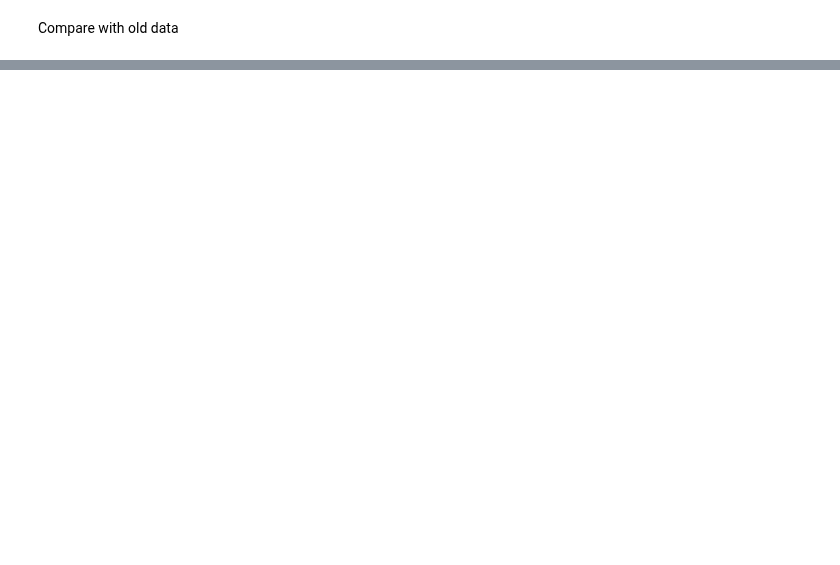
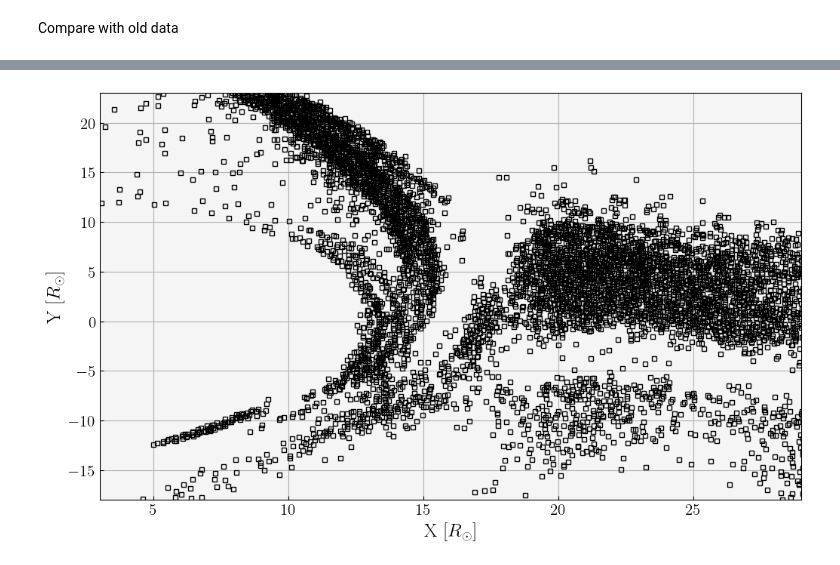
Before and after one commit to rich-tde/tde_wind, a Jupyter notebook: shock_surface.ipynb, the cells around one changed output, grey strips where cells are left out. Drawn from its saved outputs; the diff is of its cells as text; code cells hidden in the pictures; blank space fills up the shorter version.

```diff
--- a/shock_surface.ipynb
+++ b/shock_surface.ipynb
@@ -7,10 +7,14 @@ import k3match
 from tqdm import tqdm
 import pickle
 import math
+import matplotlib
+import numba
+from numba_kdtree import KDTree
 
 from src.shock_zone import find_prepost#,shock_direction
 from Utilities.operators import make_tree#, calc_grad
 
+matplotlib.rcParams['figure.dpi'] = 100
 # %matplotlib widget # (to go back normal %matplotlib inline)
 # mpl.rcParams['figure.dpi'] = 100
 # %%
@@ -53,6 +57,12 @@ def find_Denmach(ratio, gamma):
     denom = gamma + 1 - ratio * (gamma-1)
     msquared = 2 * ratio / denom
     return np.sqrt(msquared)
+
+@numba.njit
+def searching_tree(tree, point):
+    _, idx, _ = tree.query(point)
+    idx = idx[0]
+    return idx[0]
 
 def find_prepost(sim_tree, X, Y, Z, point, check_point, ds, delta, direction):
     """ Find the previous/next point along the shock direction.
@@ -79,7 +89,7 @@ def find_prepost(sim_tree, X, Y, Z, point, check_point, ds, delta, direction):
     distance = 0
     while distance == 0:
         new_point = point + k * delta * ds
-        _, idx  = sim_tree.query(new_point)
+        idx  = searching_tree(sim_tree, new_point) # sim_tree.query(new_point)
         new_point = np.array([X[idx], Y[idx], Z[idx]])
         distance = math.dist(check_point, new_point)
         k += 0.1
@@ -137,7 +147,6 @@ def ray_tracer(sim_tree, X, Y, Z, are_u_shock, x_zone, y_zone, z_zone, all_idx,
     while check_zone == True:
         # Find the next point
         i_tree, final_step = find_prepost(sim_tree, X, Y, Z, point, check_point, dir_sh, delta, direction)
-
         # check if it's in the shock zone
         check_zone = are_u_shock[i_tree]
 
@@ -183,8 +192,9 @@ def shock_surface(sim_tree, X, Y, Z, Temp, Press, Den, are_u_shock, x_zone, y_zo
     for idx in range(len(x_zone)):
         x_point = x_zone[idx]
         y_point = y_zone[idx]
+        z_point = z_zone[idx]
 
-        if x_point < 3 or x_point > 30 or y_point < -18 or y_point > 23:
+        if x_point < 3 or x_point > 30 or y_point < -18 or y_point > 23 or np.abs(z_point)<0.125:
             continue
 
         print(idx)
@@ -216,10 +226,6 @@ def shock_surface(sim_tree, X, Y, Z, Temp, Press, Den, are_u_shock, x_zone, y_zo
                 indeces_pre.append(pre_tree_index)
                 indeces_post.append(post_tree_index)
 
-                # def temperature_bump(mach):
-                #     to_solveT =  ((gamma-1) * mach**2 + 2) * (2 * gamma * mach**2 - (gamma-1)) / ((gamma+1)**2 * mach**2) - Tbump
-                #     return to_solveT
-
                 Ppre = Press[pre_tree_index]
                 Ppost = Press[post_tree_index]
                 Pbump = Ppost/Ppre
@@ -227,20 +233,9 @@ def shock_surface(sim_tree, X, Y, Z, Temp, Press, Den, are_u_shock, x_zone, y_zo
                 Denpost = Den[post_tree_index]
                 Denbump = Denpost/Denpre
 
-                # def pressure_bump(mach):
-                #     to_solveP = (2 * gamma * mach**2 - (gamma-1)) / (gamma+1) - Pbump
-                #     return to_solveP
-
-                # def density_bump(mach):
-                #     to_solverho = (gamma+1) * mach**2 / (mach**2 * (gamma-1) + 2) - Denbump
-                #     return to_solverho
-
                 Tmach = find_Tmach(Tbump, gamma)
                 Pmach = find_Pmach(Pbump, gamma)
                 Denmach = find_Denmach(Denbump, gamma)
-                #Tmach = fsolve(temperature_bump, 1.5)
-                # Pmach = fsolve(pressure_bump, 1.5)
-                #Denmach = fsolve(density_bump, 1.5)
 
                 surface_Tmach.append(Tmach)
                 surface_Pmach.append(Pmach)
@@ -294,7 +293,6 @@ if cross_section:
     z_cross_dir = z_dir[conditions]
     div_cross = div[conditions]
 
-    x_cross_zone = x_cross_zone[:]
     dir_cross = []
     for i in range(len(x_cross_zone)):
         dir_cross.append([x_cross_dir[i], y_cross_dir[i], z_cross_dir[i]])
@@ -462,10 +493,10 @@ plt.show()
 # %%
-ig, ax = plt.subplots(1,1, figsize = (14,7))
-img = ax.scatter(surface_x, surface_y, c = surface_Tmach, label = 'Shock surface', cmap = 'rainbow', vmin=1, vmax = 8)
-plt.ylim(-18, 23)
-plt.xlim(-100,29)
+fig, ax = plt.subplots(1,1, figsize = (12,7))
+ax.plot(surface_x, surface_y, 'ks', markerfacecolor='none', ms = 4, markeredgecolor='k',label = 'Shock surface')
+ax.set_xlim(3,29)
+ax.set_ylim(-18,23)
 plt.xlabel(r'X [$R_\odot$]', fontsize = 18)
 plt.ylabel(r'Y [$R_\odot$]', fontsize = 18)
-cbar = plt.colorbar(img)
-cbar.set_label(r'$\mathcal{M}$', fontsize = 19)
 plt.grid()
+# %% [output]
+[figure, added]
```
Also changed, not shown: parts of 5 cells of this notebook, 12 other files.
